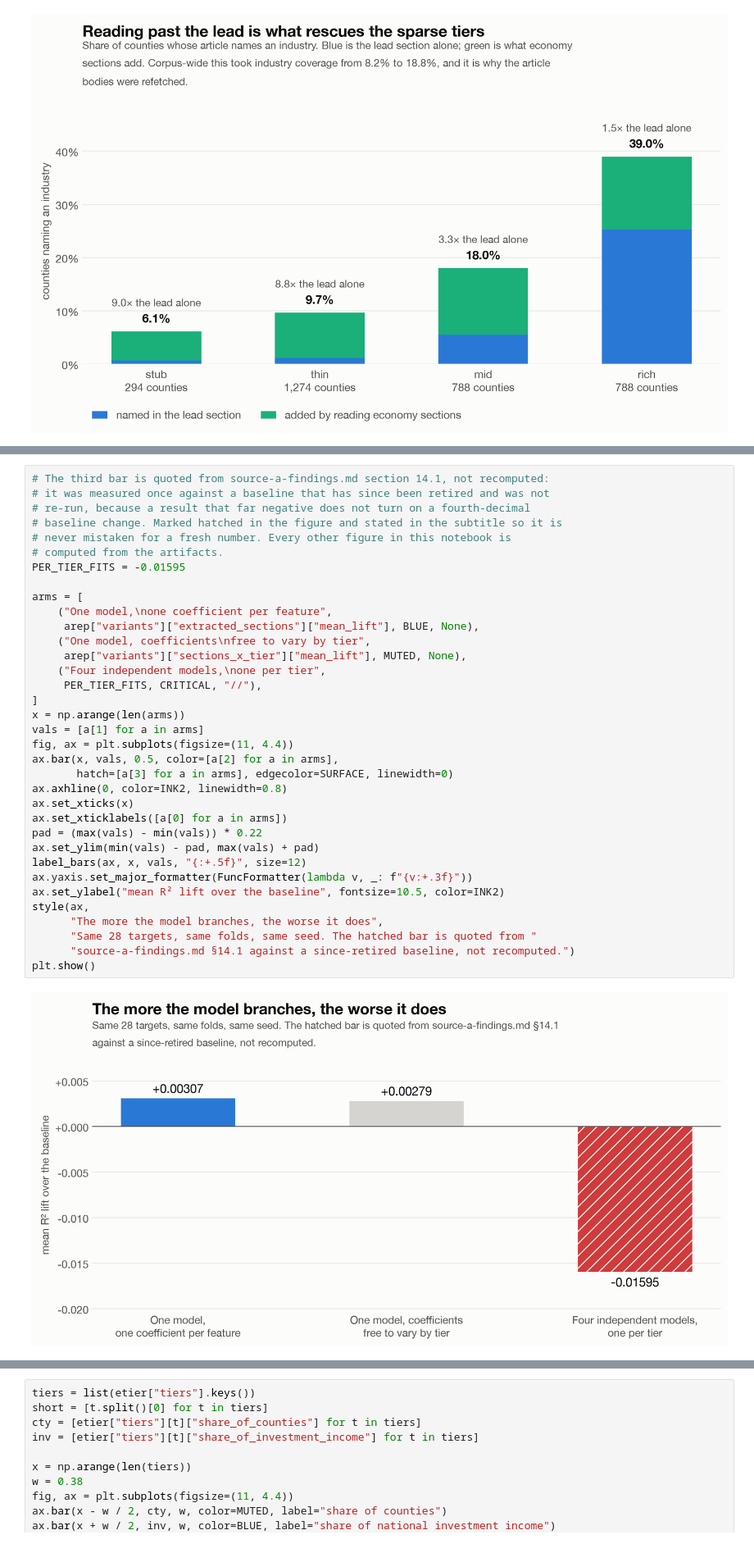
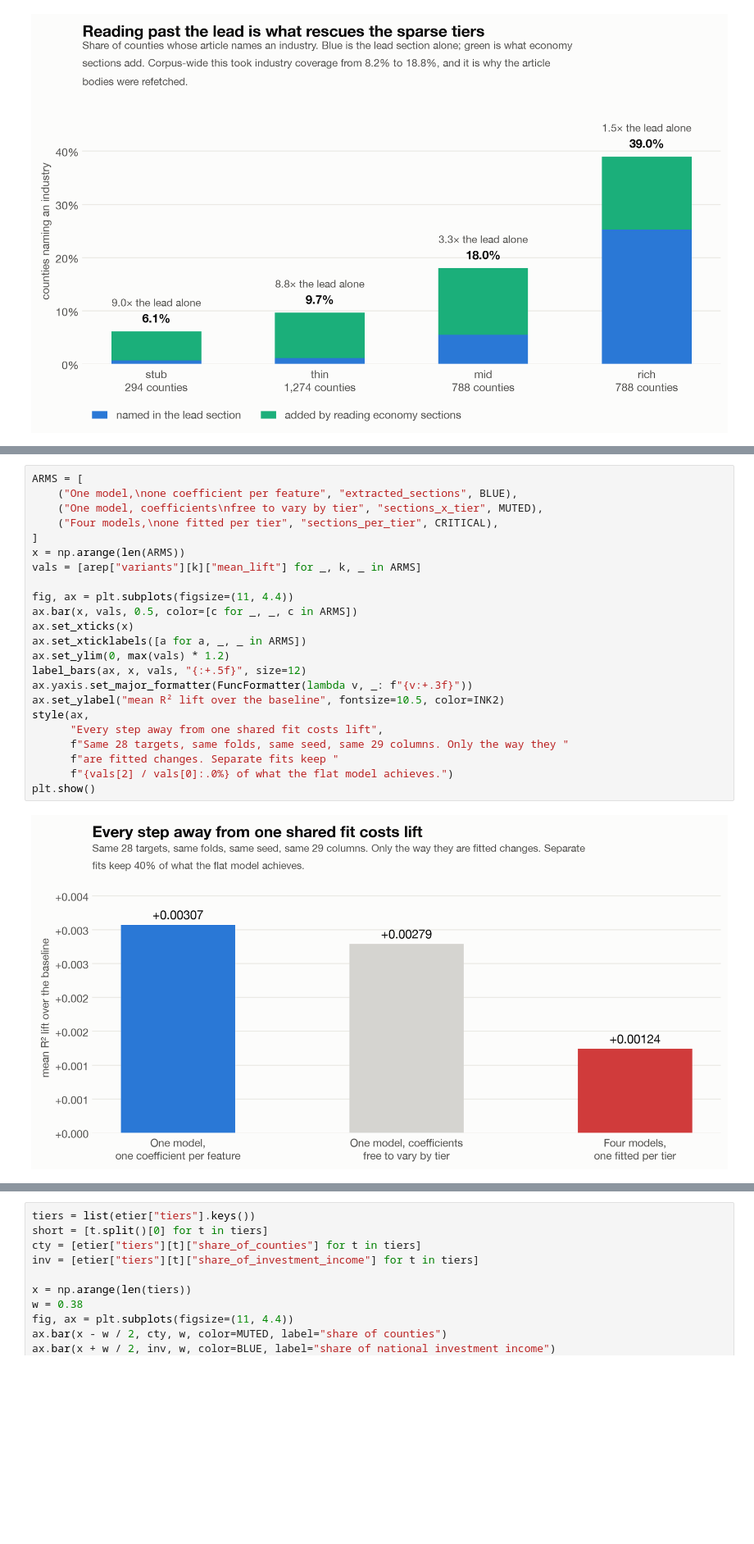
Before and after one commit to Max-Garcia-06/macro_embeddings, a Jupyter notebook: analysis-output/E_macro_pillar_worth_2026-08-13.ipynb, the cells around one changed output, grey strips where cells are left out. Shown at 82% size. Saved outputs shown, nothing was run; the diff lists cells and outputs as text; blank space fills up the shorter version.

```diff
--- a/analysis-output/E_macro_pillar_worth_2026-08-13.ipynb
+++ b/analysis-output/E_macro_pillar_worth_2026-08-13.ipynb
@@ -283,38 +295,26 @@ there was.**
 # %%
-# The third bar is quoted from source-a-findings.md section 14.1, not recomputed:
-# it was measured once against a baseline that has since been retired and was not
-# re-run, because a result that far negative does not turn on a fourth-decimal
-# baseline change. Marked hatched in the figure and stated in the subtitle so it is
-# never mistaken for a fresh number. Every other figure in this notebook is
-# computed from the artifacts.
-PER_TIER_FITS = -0.01595
+ARMS = [
+    ("One model,\none coefficient per feature", "extracted_sections", BLUE),
+    ("One model, coefficients\nfree to vary by tier", "sections_x_tier", MUTED),
+    ("Four models,\none fitted per tier", "sections_per_tier", CRITICAL),
+]
+x = np.arange(len(ARMS))
+vals = [arep["variants"][k]["mean_lift"] for _, k, _ in ARMS]
 
-arms = [
-    ("One model,\none coefficient per feature",
-     arep["variants"]["extracted_sections"]["mean_lift"], BLUE, None),
-    ("One model, coefficients\nfree to vary by tier",
-     arep["variants"]["sections_x_tier"]["mean_lift"], MUTED, None),
-    ("Four independent models,\none per tier",
-     PER_TIER_FITS, CRITICAL, "//"),
-]
-x = np.arange(len(arms))
-vals = [a[1] for a in arms]
 fig, ax = plt.subplots(figsize=(11, 4.4))
-ax.bar(x, vals, 0.5, color=[a[2] for a in arms],
-       hatch=[a[3] for a in arms], edgecolor=SURFACE, linewidth=0)
-ax.axhline(0, color=INK2, linewidth=0.8)
+ax.bar(x, vals, 0.5, color=[c for _, _, c in ARMS])
 ax.set_xticks(x)
-ax.set_xticklabels([a[0] for a in arms])
-pad = (max(vals) - min(vals)) * 0.22
-ax.set_ylim(min(vals) - pad, max(vals) + pad)
+ax.set_xticklabels([a for a, _, _ in ARMS])
+ax.set_ylim(0, max(vals) * 1.2)
 label_bars(ax, x, vals, "{:+.5f}", size=12)
 ax.yaxis.set_major_formatter(FuncFormatter(lambda v, _: f"{v:+.3f}"))
 ax.set_ylabel("mean R² lift over the baseline", fontsize=10.5, color=INK2)
 style(ax,
-      "The more the model branches, the worse it does",
-      "Same 28 targets, same folds, same seed. The hatched bar is quoted from "
-      "source-a-findings.md §14.1 against a since-retired baseline, not recomputed.")
+      "Every step away from one shared fit costs lift",
+      f"Same 28 targets, same folds, same seed, same 29 columns. Only the way they "
+      f"are fitted changes. Separate fits keep "
+      f"{vals[2] / vals[0]:.0%} of what the flat model achieves.")
 plt.show()
 # %% [output]
-[figure, old version]
+[figure, new version]
 # %% [markdown]
```
Also changed, not shown: parts of 5 cells of this notebook, 7 other files.
